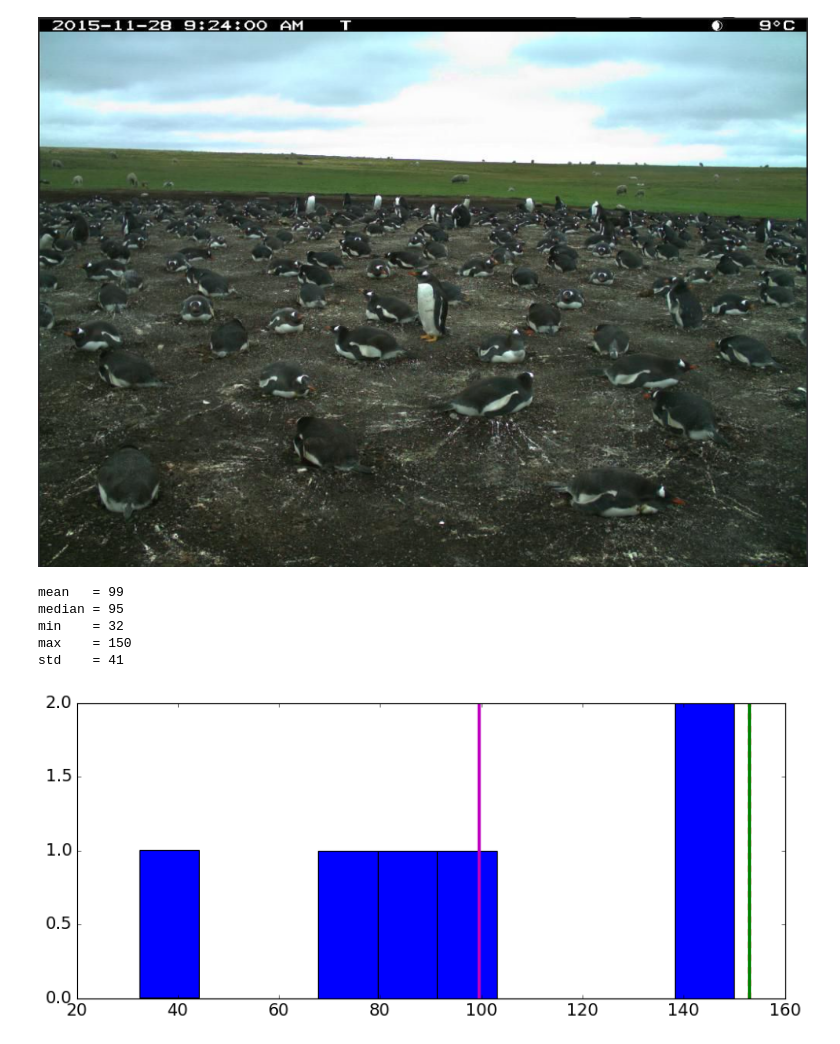
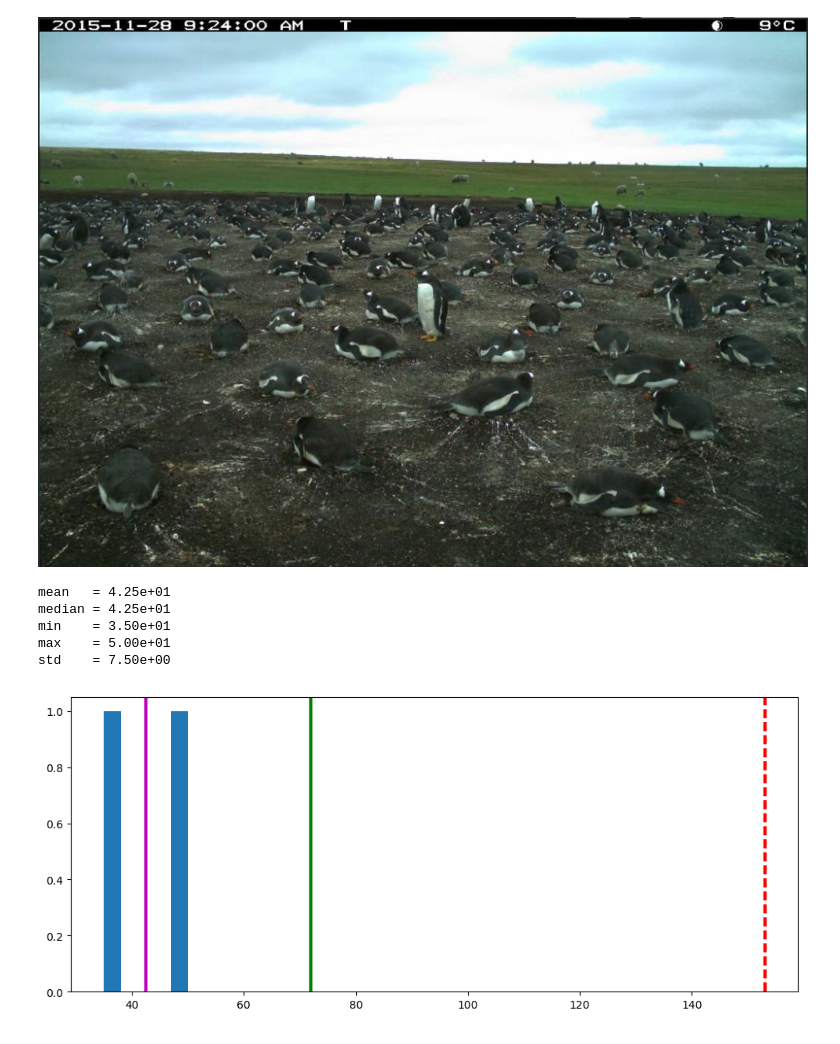
Before and after one commit to prickly-pythons/prickly-pythons, a Jupyter notebook: code_from_meetings/statistics/Statistics.ipynb, the cells around one changed output. Saved outputs shown, nothing was run; the diff lists cells and outputs as text; code cells hidden in the pictures.

```diff
--- a/code_from_meetings/statistics/Statistics.ipynb
+++ b/code_from_meetings/statistics/Statistics.ipynb
@@ -12,11 +12,6 @@ Humans Responsible: The Prickly Pythons
 import numpy as np
 import matplotlib.pyplot as plt
 from IPython.display import Image
-
-import matplotlib as mpl
-font_size = 16
-mpl.rcParams['xtick.labelsize'] = font_size
-mpl.rcParams['ytick.labelsize'] = font_size
 # %% [markdown]
 # Generating random numbers of a particular distribution
 Adapted from http://people.duke.edu/~ccc14/sta-663-2017/15A_Random_Numbers.html
@@ -157,32 +167,33 @@ Image(filename='images/penguins.png', width=900)
 # %% [output]
 [figure]
 # %%
-num_bin = 10
+guess = np.array([50, 35])
+expert = 72
 
-guess = np.array([75, 150, 100, 90, 32.5, 150])
-expert = 153
-guess_mean = np.mean(guess)
+guess_combined = np.median(guess)
 
-print("mean   = %d" % guess_mean)
-print("median = %d" % np.median(guess))
-print("min    = %d" % np.min(guess))
-print("max    = %d" % np.max(guess))
-print("std    = %d" % np.std(guess))
+print("mean   = %.2e" % np.mean(guess))
+print("median = %.2e" % np.median(guess))
+print("min    = %.2e" % np.min(guess))
+print("max    = %.2e" % np.max(guess))
+print("std    = %.2e" % np.std(guess))
 # %% [output]
-mean   = 99
-median = 95
-min    = 32
-max    = 150
-std    = 41
+mean   = 4.25e+01
+median = 4.25e+01
+min    = 3.50e+01
+max    = 5.00e+01
+std    = 7.50e+00
 # %%
 true_val = 153
+
+num_bin = 5
 
 fig = plt.figure(figsize=(12,5))
 ax = fig.add_subplot(111)
 ax.hist(guess, bins=num_bin)
+ax.axvline(x=expert, color='g', linestyle='-', linewidth=3)
+ax.axvline(x=guess_combined, color='m', linestyle='-', linewidth=3)
 ax.axvline(x=true_val, color='r', linestyle='--', linewidth=3)
-ax.axvline(x=guess_mean, color='m', linestyle='-', linewidth=3)
-ax.axvline(x=expert, color='g', linestyle='-', linewidth=3)
 plt.show()
 # %% [output]
-[figure, old version]
+[figure, new version]
```
Also changed, not shown: parts of 16 cells of this notebook.
